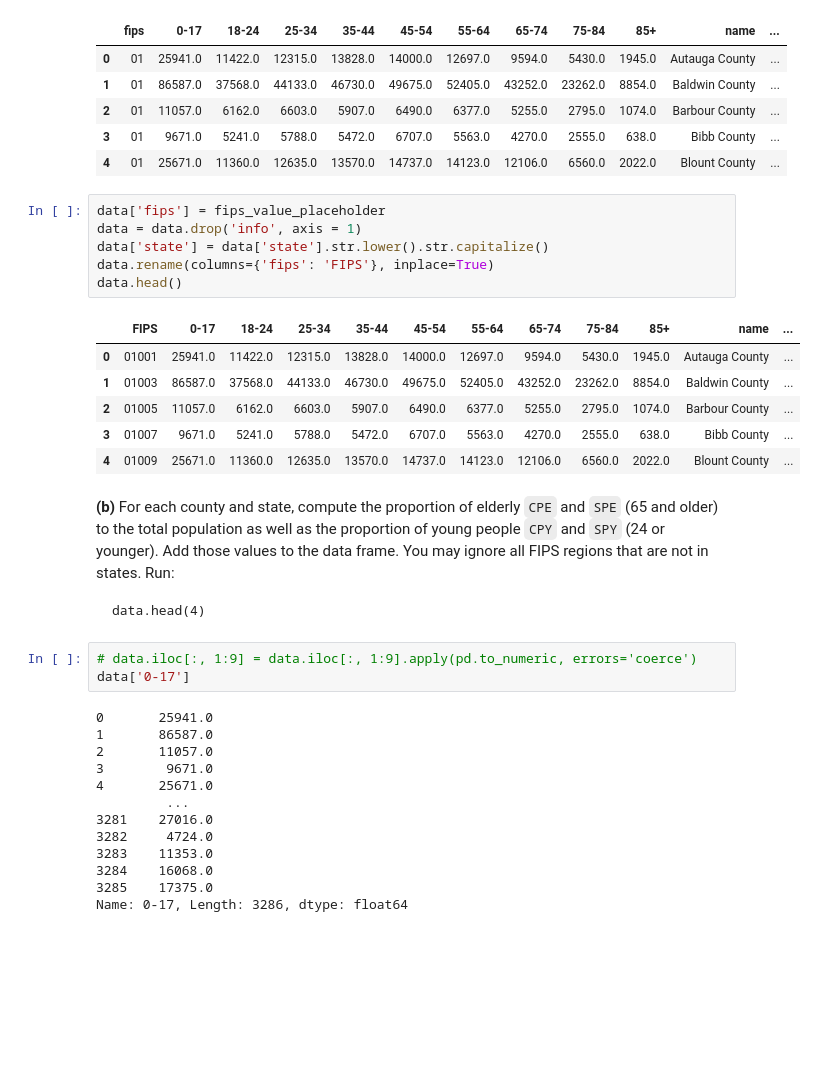
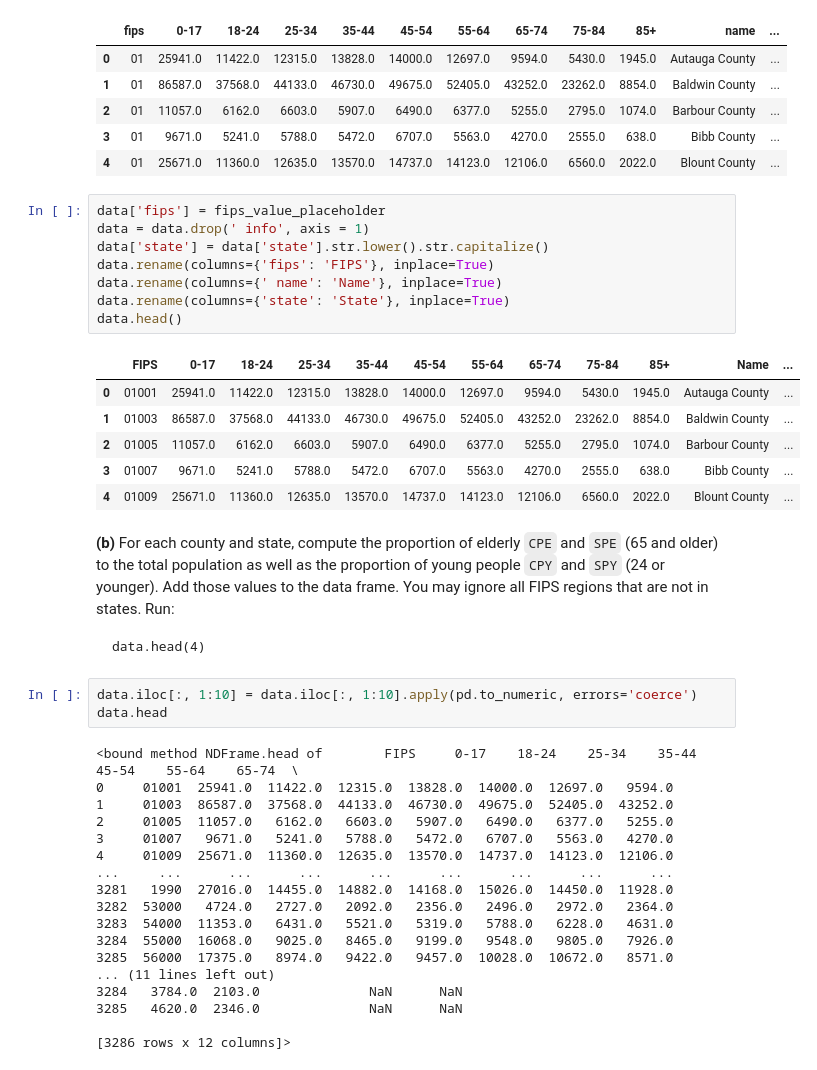
Before and after one commit to cc81972/STA141B, a Jupyter notebook: hw1/homework_1.ipynb, the cells around one changed output. Drawn from its saved outputs; the diff is of its cells as text; blank space fills up the shorter version.

````diff
--- a/hw1/homework_1.ipynb
+++ b/hw1/homework_1.ipynb
@@ -242,12 +248,14 @@ data.head()
 | 4 | 01 | 25671.0 | 11360.0 | 12635.0 | 13570.0 | 14737.0 | 14123.0 | 12106.0 | 6560.0 | 2022.0 | Blount County | ... |
 # %%
 data['fips'] = fips_value_placeholder
-data = data.drop('info', axis = 1)
+data = data.drop(' info', axis = 1)
 data['state'] = data['state'].str.lower().str.capitalize()
 data.rename(columns={'fips': 'FIPS'}, inplace=True)
+data.rename(columns={' name': 'Name'}, inplace=True)
+data.rename(columns={'state': 'State'}, inplace=True)
 data.head()
 # %% [output]
-|  | FIPS | 0-17 | 18-24 | 25-34 | 35-44 | 45-54 | 55-64 | 65-74 | 75-84 | 85+ | name | ... |
+|  | FIPS | 0-17 | 18-24 | 25-34 | 35-44 | 45-54 | 55-64 | 65-74 | 75-84 | 85+ | Name | ... |
 | 0 | 01001 | 25941.0 | 11422.0 | 12315.0 | 13828.0 | 14000.0 | 12697.0 | 9594.0 | 5430.0 | 1945.0 | Autauga County | ... |
 | 1 | 01003 | 86587.0 | 37568.0 | 44133.0 | 46730.0 | 49675.0 | 52405.0 | 43252.0 | 23262.0 | 8854.0 | Baldwin County | ... |
 | 2 | 01005 | 11057.0 | 6162.0 | 6603.0 | 5907.0 | 6490.0 | 6377.0 | 5255.0 | 2795.0 | 1074.0 | Barbour County | ... |
@@ -259,18 +267,23 @@ __(b)__ For each county and state, compute the proportion of elderly `CPE` and `
 data.head(4)
 ```
 # %%
-# data.iloc[:, 1:9] = data.iloc[:, 1:9].apply(pd.to_numeric, errors='coerce')
-data['0-17']
+data.iloc[:, 1:10] = data.iloc[:, 1:10].apply(pd.to_numeric, errors='coerce')
+data.head
 # %% [output]
-0       25941.0
-1       86587.0
-2       11057.0
-3        9671.0
-4       25671.0
-         ...
-3281    27016.0
-3282     4724.0
-3283    11353.0
-3284    16068.0
-3285    17375.0
-Name: 0-17, Length: 3286, dtype: float64
+<bound method NDFrame.head of        FIPS     0-17    18-24    25-34    35-44    45-54    55-64    65-74  \
+0     01001  25941.0  11422.0  12315.0  13828.0  14000.0  12697.0   9594.0
+1     01003  86587.0  37568.0  44133.0  46730.0  49675.0  52405.0  43252.0
+2     01005  11057.0   6162.0   6603.0   5907.0   6490.0   6377.0   5255.0
+3     01007   9671.0   5241.0   5788.0   5472.0   6707.0   5563.0   4270.0
+4     01009  25671.0  11360.0  12635.0  13570.0  14737.0  14123.0  12106.0
+...     ...      ...      ...      ...      ...      ...      ...      ...
+3281   1990  27016.0  14455.0  14882.0  14168.0  15026.0  14450.0  11928.0
+3282  53000   4724.0   2727.0   2092.0   2356.0   2496.0   2972.0   2364.0
+3283  54000  11353.0   6431.0   5521.0   5319.0   5788.0   6228.0   4631.0
+3284  55000  16068.0   9025.0   8465.0   9199.0   9548.0   9805.0   7926.0
+3285  56000  17375.0   8974.0   9422.0   9457.0  10028.0  10672.0   8571.0
+... (11 lines left out)
+3284   3784.0  2103.0              NaN      NaN
+3285   4620.0  2346.0              NaN      NaN
+
+[3286 rows x 12 columns]>
````
Also changed, not shown: parts of 12 cells of this notebook, 3 other files.
